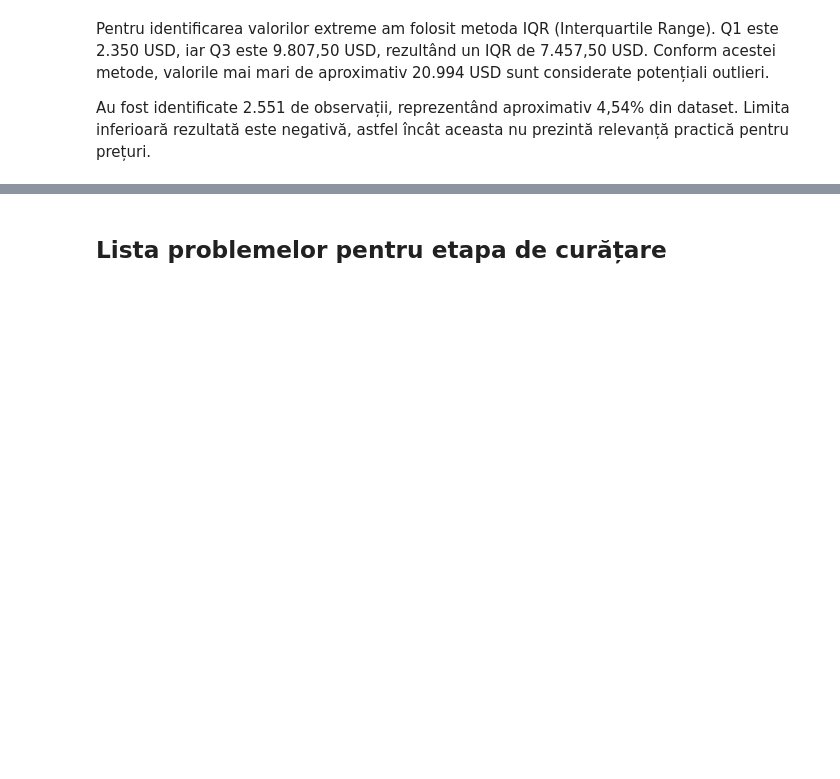
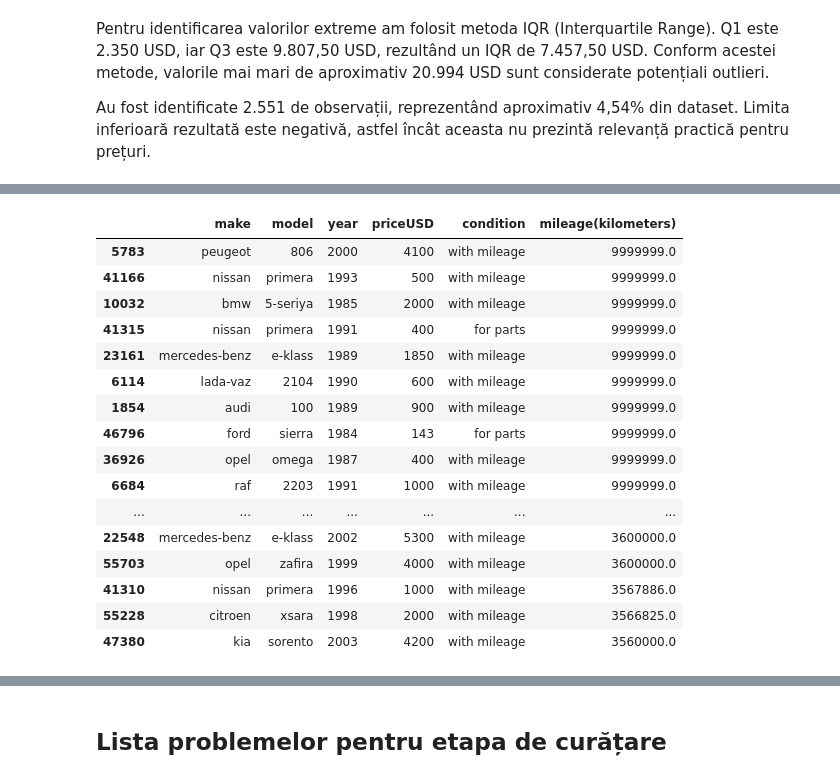
Before and after one commit to adamoana95/car-price-prediction, a Jupyter notebook: notebooks/01_eda.ipynb, the cells around one changed output, grey strips where cells are left out. Drawn from its saved outputs; the diff is of its cells as text; code cells hidden in the pictures; blank space fills up the shorter version.

```diff
--- a/notebooks/01_eda.ipynb
+++ b/notebooks/01_eda.ipynb
@@ -340,0 +471,24 @@ Au fost identificate 2.551 de observații, reprezentând aproximativ 4,54% din d
+# %%
+pd.set_option('display.max_rows', 100)
+
+df.sort_values('mileage(kilometers)', ascending=False)[
+    ['make', 'model', 'year', 'priceUSD', 'condition', 'mileage(kilometers)']
+].head(100)
+# %% [output]
+|  | make | model | year | priceUSD | condition | mileage(kilometers) |
+| 5783 | peugeot | 806 | 2000 | 4100 | with mileage | 9999999.0 |
+| 41166 | nissan | primera | 1993 | 500 | with mileage | 9999999.0 |
+| 10032 | bmw | 5-seriya | 1985 | 2000 | with mileage | 9999999.0 |
+| 41315 | nissan | primera | 1991 | 400 | for parts | 9999999.0 |
+| 23161 | mercedes-benz | e-klass | 1989 | 1850 | with mileage | 9999999.0 |
+| 6114 | lada-vaz | 2104 | 1990 | 600 | with mileage | 9999999.0 |
+| 1854 | audi | 100 | 1989 | 900 | with mileage | 9999999.0 |
+| 46796 | ford | sierra | 1984 | 143 | for parts | 9999999.0 |
+| 36926 | opel | omega | 1987 | 400 | with mileage | 9999999.0 |
+| 6684 | raf | 2203 | 1991 | 1000 | with mileage | 9999999.0 |
+| ... | ... | ... | ... | ... | ... | ... |
+| 22548 | mercedes-benz | e-klass | 2002 | 5300 | with mileage | 3600000.0 |
+| 55703 | opel | zafira | 1999 | 4000 | with mileage | 3600000.0 |
+| 41310 | nissan | primera | 1996 | 1000 | with mileage | 3567886.0 |
+| 55228 | citroen | xsara | 1998 | 2000 | with mileage | 3566825.0 |
+| 47380 | kia | sorento | 2003 | 4200 | with mileage | 3560000.0 |
```
Also changed, not shown: parts of 24 cells of this notebook.
